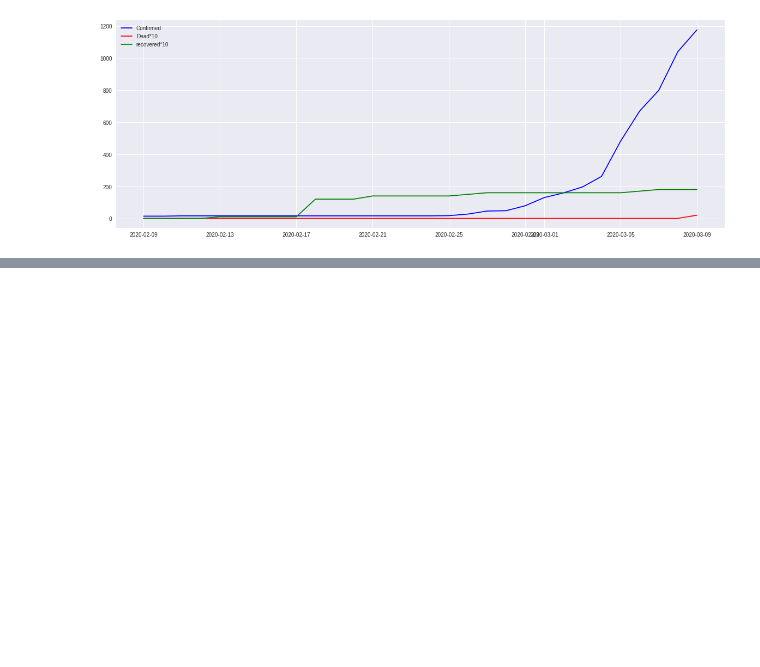
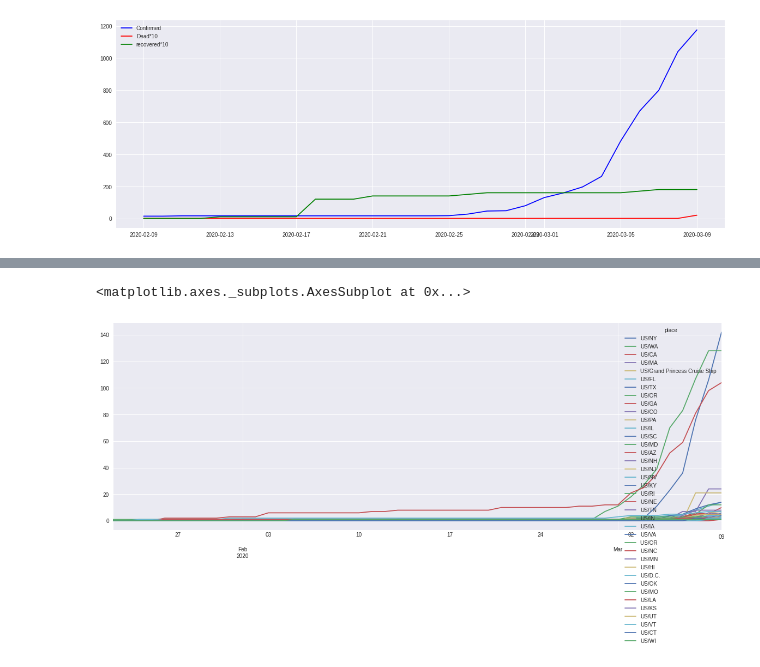
Before and after one commit to acsaba22/covid, a Jupyter notebook: CssLook3.ipynb, the cells around one changed output, grey strips where cells are left out. Saved outputs shown, nothing was run; the diff lists cells and outputs as text; code cells hidden in the pictures; blank space fills up the shorter version.

```diff
--- a/CssLook3.ipynb
+++ b/CssLook3.ipynb
@@ -180,0 +201,5 @@ plotRatio('Germany', 30)
+# %%
+con[con.index.str.contains('US') & (~con.index.str.contains('Total'))].sort_values('3/9/20', ascending=False).T.plot()
+# %% [output]
+<matplotlib.axes._subplots.AxesSubplot at 0x...>
+[figure, added]
```
Also changed, not shown: parts of 39 cells of this notebook, 1 other file.
